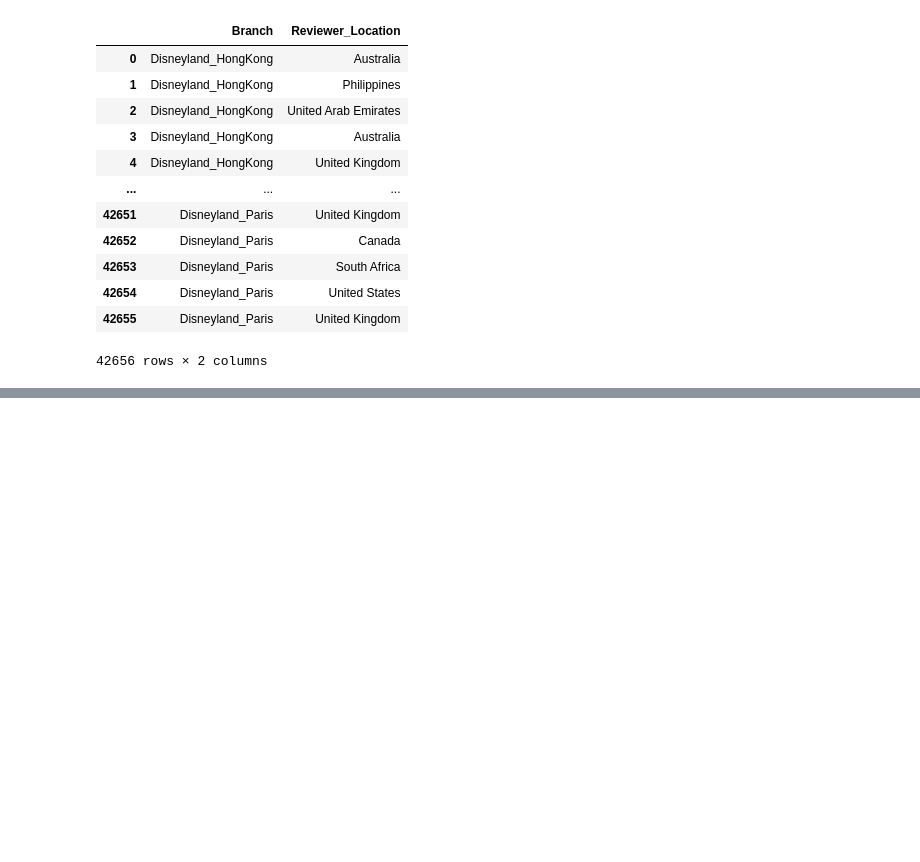
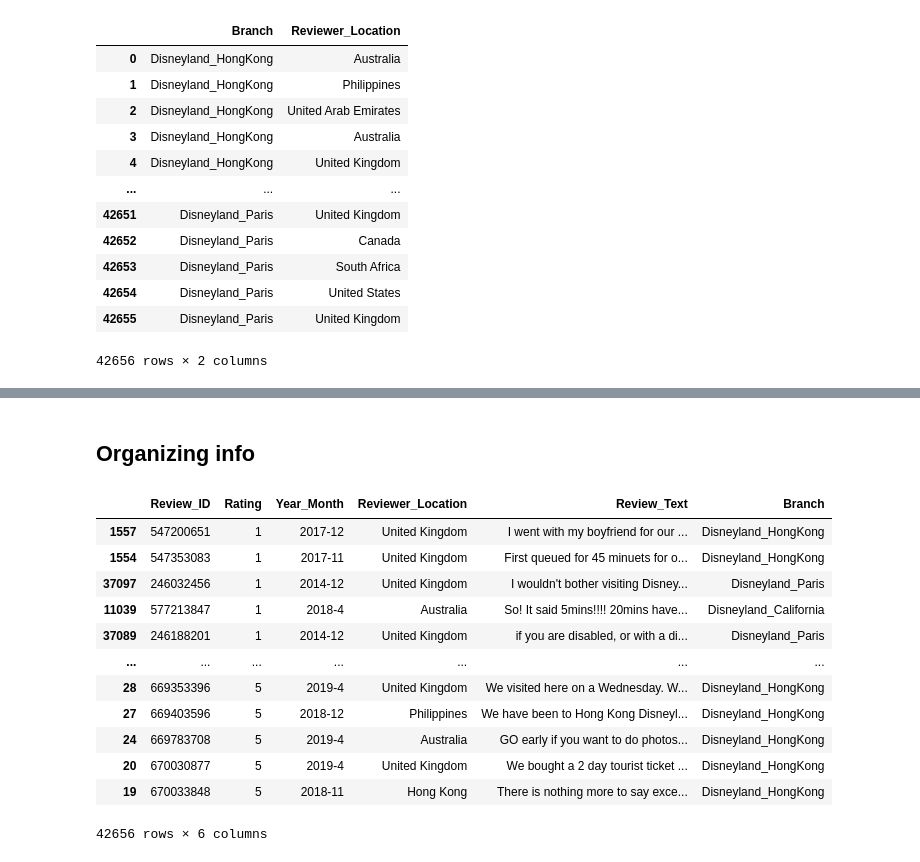
Before and after one commit to 39cam/DataScience, a Jupyter notebook: first_try.ipynb, the cells around one changed output, grey strips where cells are left out. Drawn from its saved outputs; the diff is of its cells as text; code cells hidden in the pictures; blank space fills up the shorter version.

```diff
--- a/first_try.ipynb
+++ b/first_try.ipynb
@@ -275,0 +322,20 @@ df[["Branch","Reviewer_Location"]] # Even we can put the order as we want it to
+# %% [markdown]
+## Organizing info
+# %%
+# Actually we can also change the organization, using sort_values, like the next example
+
+df3.sort_values("Rating", ascending=True) # We can see that the info it's organized by it Rate...
+# %% [output]
+|  | Review_ID | Rating | Year_Month | Reviewer_Location | Review_Text | Branch |
+| 1557 | 547200651 | 1 | 2017-12 | United Kingdom | I went with my boyfriend for our ... | Disneyland_HongKong |
+| 1554 | 547353083 | 1 | 2017-11 | United Kingdom | First queued for 45 minuets for o... | Disneyland_HongKong |
+| 37097 | 246032456 | 1 | 2014-12 | United Kingdom | I wouldn't bother visiting Disney... | Disneyland_Paris |
+| 11039 | 577213847 | 1 | 2018-4 | Australia | So! It said 5mins!!!! 20mins have... | Disneyland_California |
+| 37089 | 246188201 | 1 | 2014-12 | United Kingdom | if you are disabled, or with a di... | Disneyland_Paris |
+| ... | ... | ... | ... | ... | ... | ... |
+| 28 | 669353396 | 5 | 2019-4 | United Kingdom | We visited here on a Wednesday. W... | Disneyland_HongKong |
+| 27 | 669403596 | 5 | 2018-12 | Philippines | We have been to Hong Kong Disneyl... | Disneyland_HongKong |
+| 24 | 669783708 | 5 | 2019-4 | Australia | GO early if you want to do photos... | Disneyland_HongKong |
+| 20 | 670030877 | 5 | 2019-4 | United Kingdom | We bought a 2 day tourist ticket ... | Disneyland_HongKong |
+| 19 | 670033848 | 5 | 2018-11 | Hong Kong | There is nothing more to say exce... | Disneyland_HongKong |
+42656 rows × 6 columns
```
Also changed, not shown: parts of 19 cells of this notebook.
